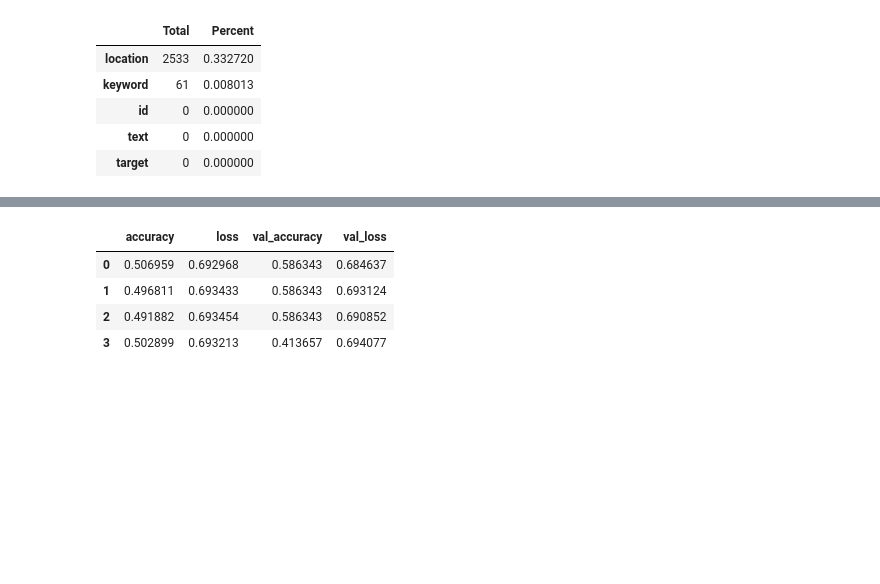
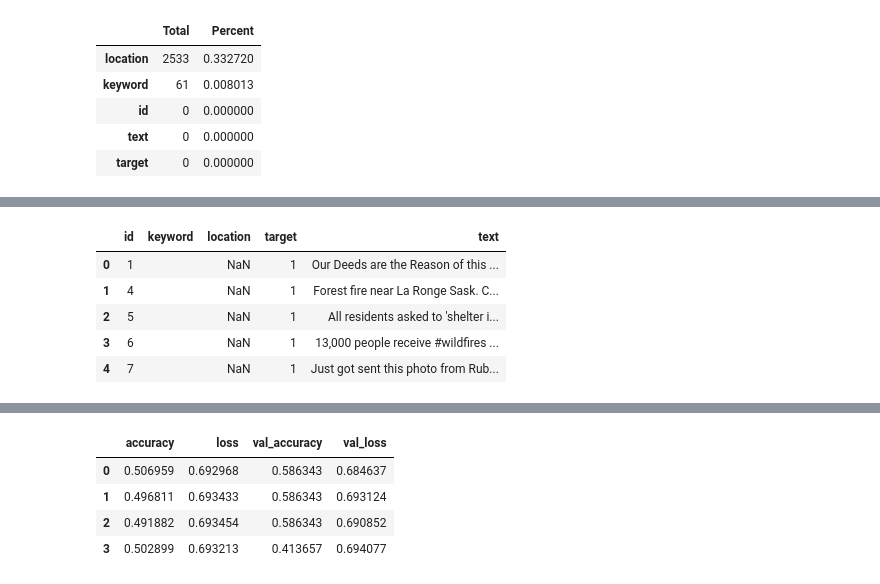
Before and after one commit to FleaBusyBeeBergs/dtsa5511-rnn, a Jupyter notebook: nlp_disaster_tweets.ipynb, the cells around one changed output, grey strips where cells are left out. Saved outputs shown, nothing was run; the diff lists cells and outputs as text; code cells hidden in the pictures; blank space fills up the shorter version.

```diff
--- a/nlp_disaster_tweets.ipynb
+++ b/nlp_disaster_tweets.ipynb
@@ -258,0 +188,13 @@ df_train.head()
+# %%
+df_train = df_train.drop(columns = 'text')
+# %%
+df_train.rename(columns = {'combined_text': 'text'}, inplace = True)
+# %%
+df_train.head()
+# %% [output]
+|  | id | keyword | location | target | text |
+| 0 | 1 |  | NaN | 1 | Our Deeds are the Reason of this ... |
+| 1 | 4 |  | NaN | 1 | Forest fire near La Ronge Sask. C... |
+| 2 | 5 |  | NaN | 1 | All residents asked to 'shelter i... |
+| 3 | 6 |  | NaN | 1 | 13,000 people receive #wildfires ... |
+| 4 | 7 |  | NaN | 1 | Just got sent this photo from Rub... |
```
Also changed, not shown: parts of 23 cells of this notebook.
